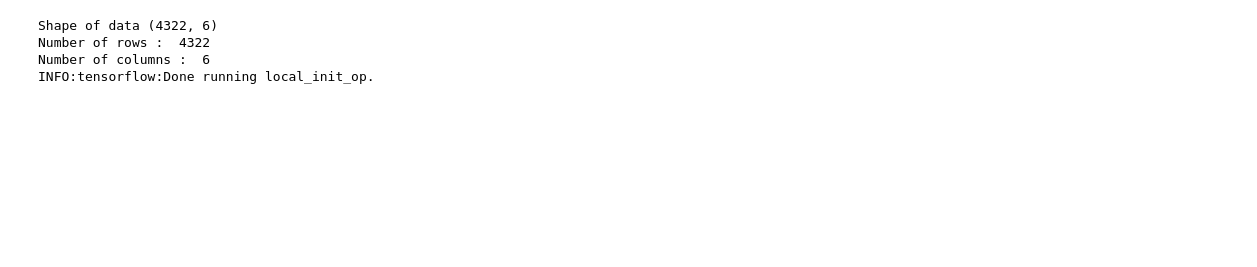
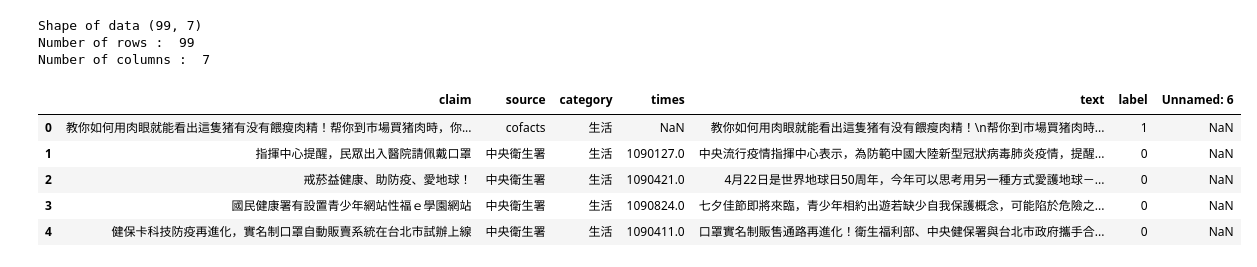
Before and after one commit to paulyehtw/fake-news-detector, a Jupyter notebook: bert_vector.ipynb, the cells around one changed output. Saved outputs shown, nothing was run; the diff lists cells and outputs as text; code cells hidden in the pictures; blank space fills up the shorter version.

```diff
--- a/bert_vector.ipynb
+++ b/bert_vector.ipynb
@@ -23,13 +17,21 @@ INFO:tensorflow:Running local_init_op.
 import pickle
 import pandas as pd
 
-data = pd.read_pickle("./data_0104.pkl")
+data = pd.read_pickle("./data0224.pkl")
 print("Shape of data", data.shape)
 print("Number of rows : ", data.shape[0])
 print("Number of columns : ", data.shape[1])
 # %% [output]
-Shape of data (4322, 6)
-Number of rows :  4322
-Number of columns :  6
-INFO:tensorflow:Done running local_init_op.
+Shape of data (99, 7)
+Number of rows :  99
+Number of columns :  7
+# %%
+data.head()
+# %% [output]
+|  | claim | source | category | times | text | label | Unnamed: 6 |
+| 0 | 教你如何用肉眼就能看出這隻猪有没有餵瘦肉精！帮你到市場買猪肉時，你... | cofacts | 生活 | NaN | 教你如何用肉眼就能看出這隻猪有没有餵瘦肉精！\n帮你到市場買猪肉時... | 1 | NaN |
+| 1 | 指揮中心提醒，民眾出入醫院請佩戴口罩 | 中央衛生署 | 生活 | 1090127.0 | 中央流行疫情指揮中心表示，為防範中國大陸新型冠狀病毒肺炎疫情，提醒... | 0 | NaN |
+| 2 | 戒菸益健康、助防疫、愛地球！ | 中央衛生署 | 生活 | 1090421.0 | 4月22日是世界地球日50周年，今年可以思考用另一種方式愛護地球－... | 0 | NaN |
+| 3 | 國民健康署有設置青少年網站性福ｅ學園網站 | 中央衛生署 | 生活 | 1090824.0 | 七夕佳節即將來臨，青少年相約出遊若缺少自我保護概念，可能陷於危險之... | 0 | NaN |
+| 4 | 健保卡科技防疫再進化，實名制口罩自動販賣系統在台北市試辦上線 | 中央衛生署 | 生活 | 1090411.0 | 口罩實名制販售通路再進化！衛生福利部、中央健保署與台北市政府攜手合... | 0 | NaN |
 # %%
```
Also changed, not shown: parts of 18 cells of this notebook.
